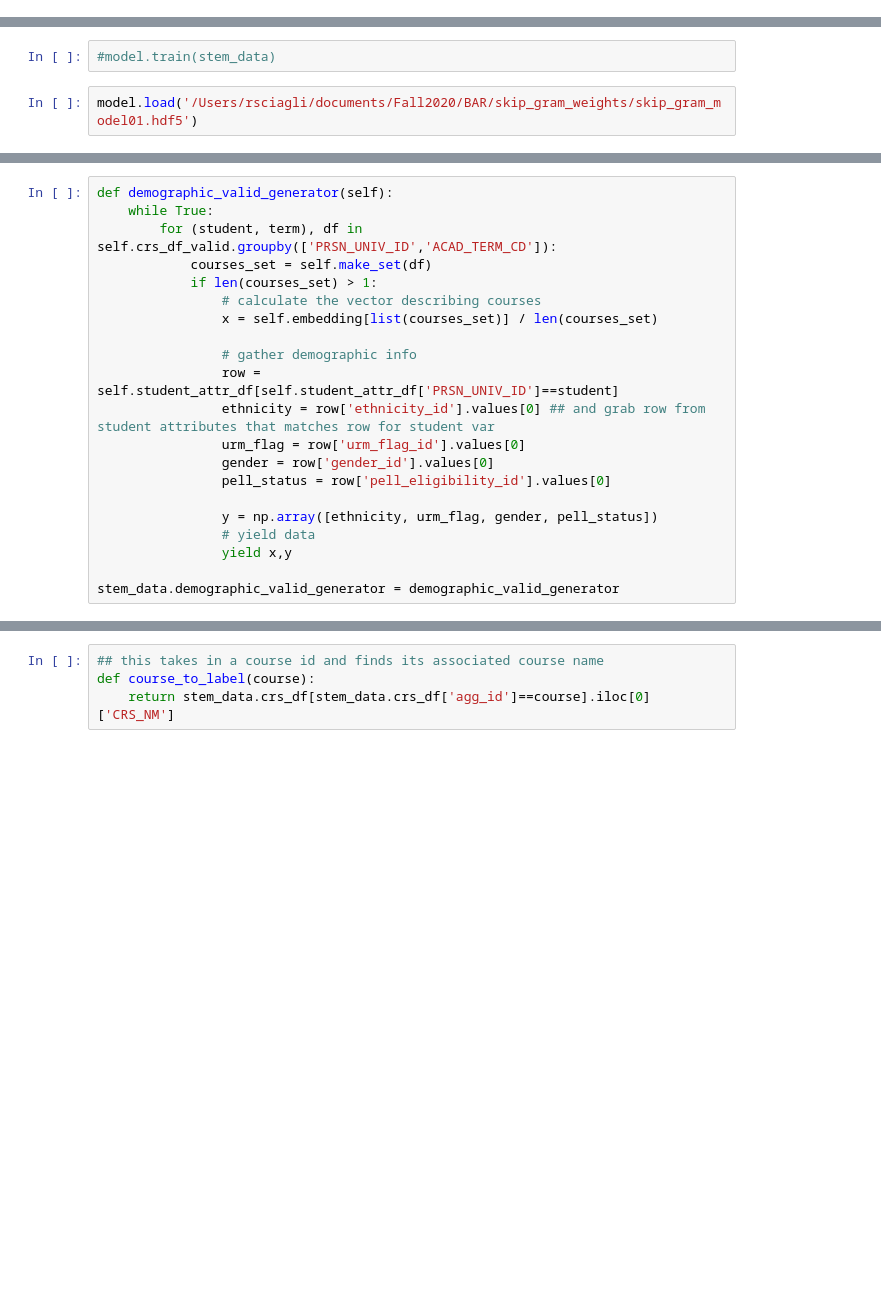
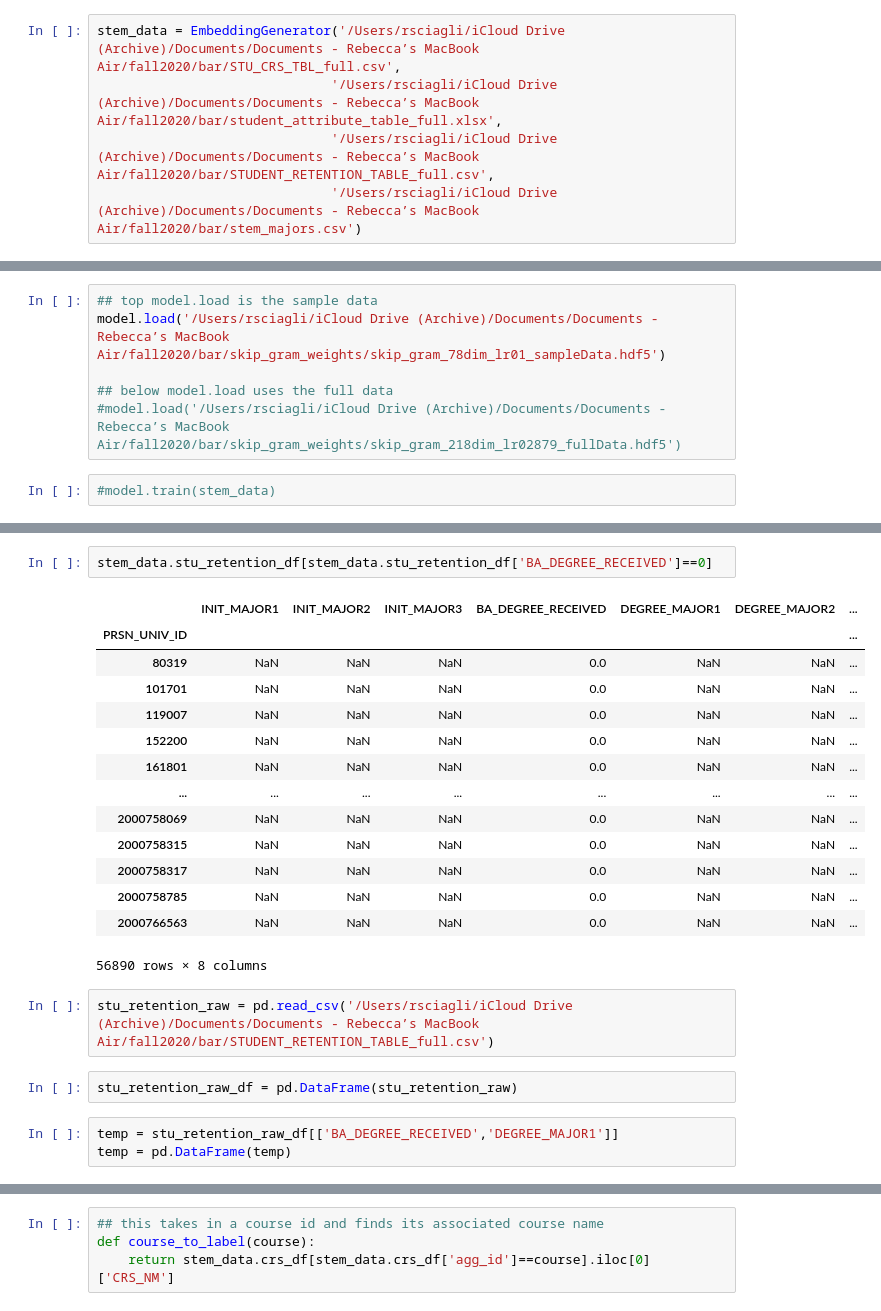
Before and after one commit to rebecca-my/stem-study, a Jupyter notebook: notebooks_analysis/stem_sk_test_run.ipynb, the cells around one changed output, grey strips where cells are left out. Cells and saved outputs as stored; diff of their text form; blank space fills up the shorter version.

```diff
--- a/notebooks_analysis/stem_sk_test_run.ipynb
+++ b/notebooks_analysis/stem_sk_test_run.ipynb
@@ -36,3 +17,8 @@ stem_data = EmbeddingGenerator('/Users/rsciagli/documents/Fall2020/BAR/STU_CRS_T
+# %%
+stem_data = EmbeddingGenerator('/Users/rsciagli/iCloud Drive (Archive)/Documents/Documents - Rebecca’s MacBook Air/fall2020/bar/STU_CRS_TBL_full.csv',
+                              '/Users/rsciagli/iCloud Drive (Archive)/Documents/Documents - Rebecca’s MacBook Air/fall2020/bar/student_attribute_table_full.xlsx',
+                              '/Users/rsciagli/iCloud Drive (Archive)/Documents/Documents - Rebecca’s MacBook Air/fall2020/bar/STUDENT_RETENTION_TABLE_full.csv',
+                              '/Users/rsciagli/iCloud Drive (Archive)/Documents/Documents - Rebecca’s MacBook Air/fall2020/bar/stem_majors.csv')
 # %%
 model = SkipGramModel(stem_data.embedding_id, stem_data.train_students, stem_data.valid_students)
 # %% [output]
@@ -53,7 +39,11 @@ Trainable params: 3,167,540
 Non-trainable params: 0
 __________________________________________________________________________________________________
 None
+# %%
+## top model.load is the sample data
+model.load('/Users/rsciagli/iCloud Drive (Archive)/Documents/Documents - Rebecca’s MacBook Air/fall2020/bar/skip_gram_weights/skip_gram_78dim_lr01_sampleData.hdf5')
+
+## below model.load uses the full data
+#model.load('/Users/rsciagli/iCloud Drive (Archive)/Documents/Documents - Rebecca’s MacBook Air/fall2020/bar/skip_gram_weights/skip_gram_218dim_lr02879_fullData.hdf5')
 # %%
 #model.train(stem_data)
-# %%
-model.load('/Users/rsciagli/documents/Fall2020/BAR/skip_gram_weights/skip_gram_model01.hdf5')
@@ -73,21 +49,0 @@ stem_data.set_embedding(model.get_embedding())
-# %%
-def demographic_valid_generator(self):
-    while True:
-        for (student, term), df in self.crs_df_valid.groupby(['PRSN_UNIV_ID','ACAD_TERM_CD']):
-            courses_set = self.make_set(df)
-            if len(courses_set) > 1:
-                # calculate the vector describing courses
-                x = self.embedding[list(courses_set)] / len(courses_set)
-
-                # gather demographic info
-                row = self.student_attr_df[self.student_attr_df['PRSN_UNIV_ID']==student]
-                ethnicity = row['ethnicity_id'].values[0] ## and grab row from student attributes that matches row for student var
-                urm_flag = row['urm_flag_id'].values[0]
-                gender = row['gender_id'].values[0]
-                pell_status = row['pell_eligibility_id'].values[0]
-
-                y = np.array([ethnicity, urm_flag, gender, pell_status])
-                # yield data
-                yield x,y
-
-stem_data.demographic_valid_generator = demographic_valid_generator
@@ -96,0 +406,24 @@ for x,y in demographic_valid_generator(stem_data):
+# %%
+stem_data.stu_retention_df[stem_data.stu_retention_df['BA_DEGREE_RECEIVED']==0]
+# %% [output]
+|  | INIT_MAJOR1 | INIT_MAJOR2 | INIT_MAJOR3 | BA_DEGREE_RECEIVED | DEGREE_MAJOR1 | DEGREE_MAJOR2 | ... |
+| PRSN_UNIV_ID |  |  |  |  |  |  | ... |
+| 80319 | NaN | NaN | NaN | 0.0 | NaN | NaN | ... |
+| 101701 | NaN | NaN | NaN | 0.0 | NaN | NaN | ... |
+| 119007 | NaN | NaN | NaN | 0.0 | NaN | NaN | ... |
+| 152200 | NaN | NaN | NaN | 0.0 | NaN | NaN | ... |
+| 161801 | NaN | NaN | NaN | 0.0 | NaN | NaN | ... |
+| ... | ... | ... | ... | ... | ... | ... | ... |
+| 2000758069 | NaN | NaN | NaN | 0.0 | NaN | NaN | ... |
+| 2000758315 | NaN | NaN | NaN | 0.0 | NaN | NaN | ... |
+| 2000758317 | NaN | NaN | NaN | 0.0 | NaN | NaN | ... |
+| 2000758785 | NaN | NaN | NaN | 0.0 | NaN | NaN | ... |
+| 2000766563 | NaN | NaN | NaN | 0.0 | NaN | NaN | ... |
+56890 rows × 8 columns
+# %%
+stu_retention_raw = pd.read_csv('/Users/rsciagli/iCloud Drive (Archive)/Documents/Documents - Rebecca’s MacBook Air/fall2020/bar/STUDENT_RETENTION_TABLE_full.csv')
+# %%
+stu_retention_raw_df = pd.DataFrame(stu_retention_raw)
+# %%
+temp = stu_retention_raw_df[['BA_DEGREE_RECEIVED','DEGREE_MAJOR1']]
+temp = pd.DataFrame(temp)
```
Also changed, not shown: parts of 130 cells of this notebook, 7 other files.
